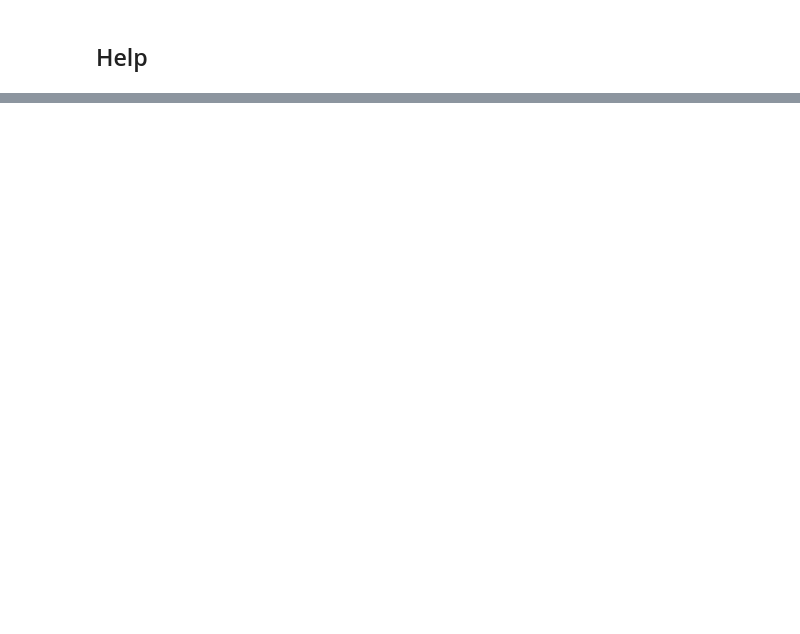
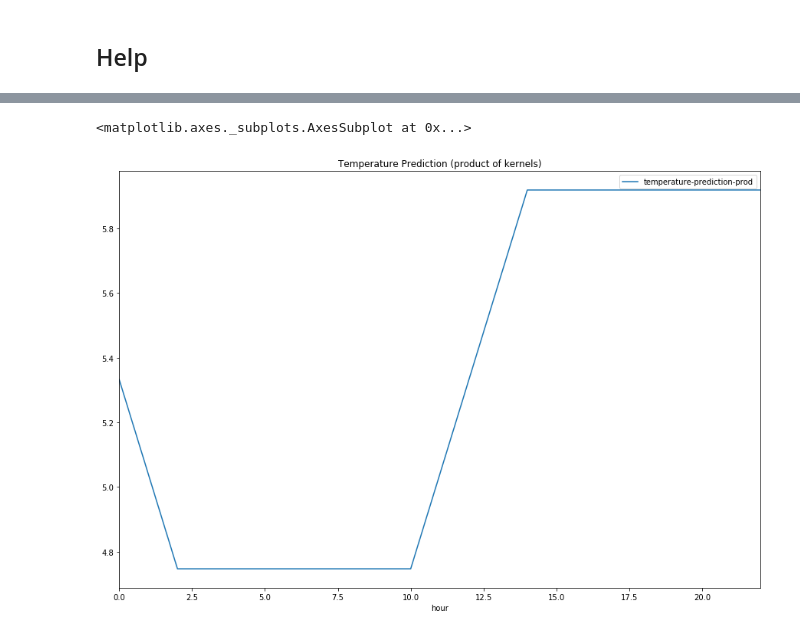
Before and after one commit to flennic/big-data-analytics, a Jupyter notebook: lab04/individial/maximilian/weather-forecast.ipynb, the cells around one changed output, grey strips where cells are left out. Drawn from its saved outputs; the diff is of its cells as text; code cells hidden in the pictures; blank space fills up the shorter version.

```diff
--- a/lab04/individial/maximilian/weather-forecast.ipynb
+++ b/lab04/individial/maximilian/weather-forecast.ipynb
@@ -22,0 +290,5 @@ Implement in $\text{Spark}^1$ (PySpark) a kernel method to predict the hourly te
+# %%
+df.plot.line(x = 'hour', y = 'temperature-prediction-prod', figsize=(15,10), title = "Temperature Prediction (product of kernels)")
+# %% [output]
+<matplotlib.axes._subplots.AxesSubplot at 0x...>
+[figure, added]
```
Also changed, not shown: parts of 10 cells of this notebook, 2 other files.
